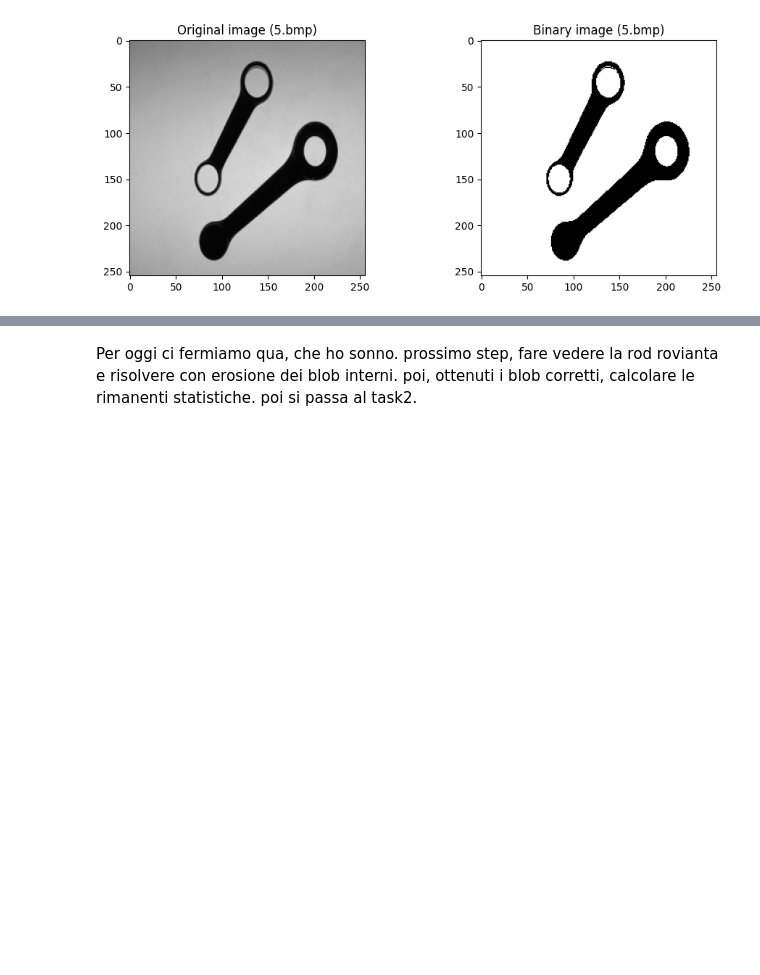
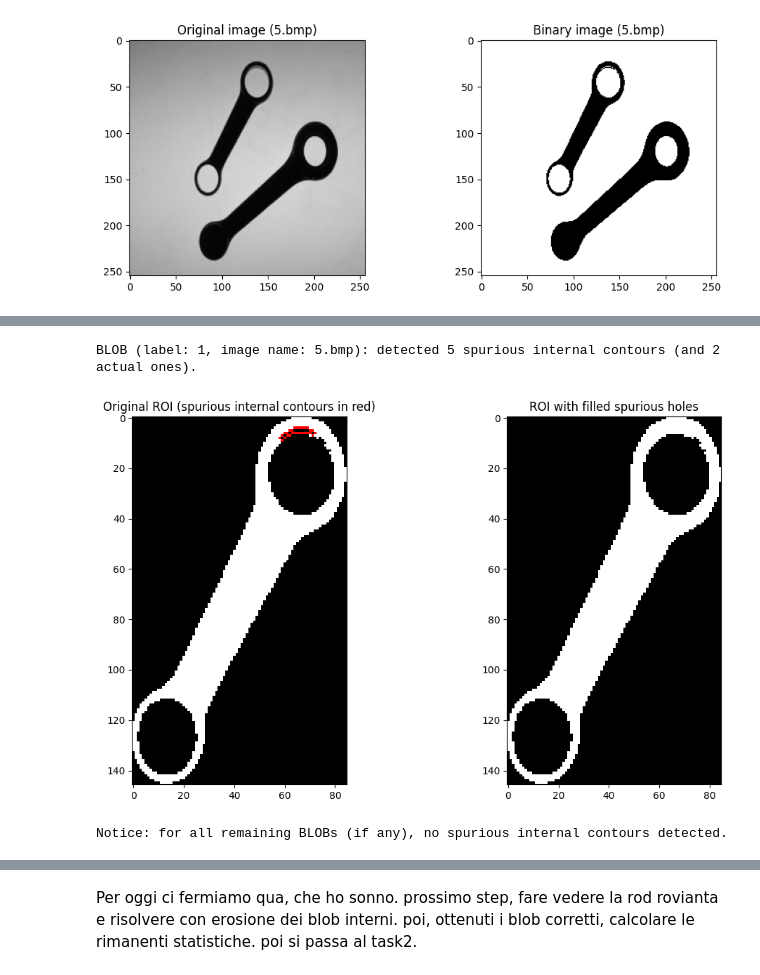
Before and after one commit to VincenzoLomba/ImageProcessingAndComputerVision, a Jupyter notebook: pythonvenv/src/project/project11VincenzoLombardi.ipynb, the cells around one changed output, grey strips where cells are left out. Saved outputs shown, nothing was run; the diff lists cells and outputs as text; code cells hidden in the pictures; blank space fills up the shorter version.

Commit message:
Some little adjustements to Task1
Completed BLOB enhancement (also showing results and fully commenting it). Next part to be done: completing Task1 by performing features extraction

```diff
--- a/pythonvenv/src/project/project11VincenzoLombardi.ipynb
+++ b/pythonvenv/src/project/project11VincenzoLombardi.ipynb
@@ -150,8 +143,8 @@ for index, BLOB in enumerate(BLOBs):
                               # (notice: the 0 index is necessary in relation to how the returned "hierarchy" variable is structured)
         cv2.CHAIN_APPROX_NONE # A Contour Approximation Mode that makes sure to retrive ALL the points of the contours
     )
-    externalContours = [contours[i] for i in range(len(contours)) if hierarchy[0][i][3] == -1] # list of int32 els. of shape (N, 1, 2)
-    internalContours = [contours[i] for i in range(len(contours)) if hierarchy[0][i][3] != -1] # list of int32 els. of shape (N, 1, 2)
+    externalContours = [contours[i] for i in range(len(contours)) if hierarchy[0][i][3] == -1] # list of int32 els. of shape (N, 1, 2) (the "1" dimension is a "fictitious" one, related to how contours are structured in Python OpenCV)
+    internalContours = [contours[i] for i in range(len(contours)) if hierarchy[0][i][3] != -1] # list of int32 els. of shape (N, 1, 2) (the "1" dimension is a "fictitious" one, related to how contours are structured in Python OpenCV)
     if len(externalContours) != 1: raise RuntimeError(f'Unexpected number of external contours for a BLOB (image name: {BLOB.imageName}, label: {BLOB.label}). Expected exactly 1, got {len(externalContours)}')
     externalContour = externalContours[0]
     offset = np.array([[[int(BLOB.STAT_LEFT - ROIPADDING), int(BLOB.STAT_TOP - ROIPADDING)]]], dtype = externalContour.dtype)
@@ -160,33 +153,61 @@ for index, BLOB in enumerate(BLOBs):
     validInternalContours = []
     invalidInternalContours = []
     for internalContour in internalContours:
-        x, y, w, h = cv2.boundingRect(internalContour) # Retrive an image-axis-aligned Bounding Box (minimum BB that contains ALL contour points) (https://docs.opencv.org/4.x/d3/dc0/group__imgproc__shape.html#ga103fcbda2f540f3ef1c042d6a9b35ac7)
+        # Retrive an image-axis-aligned Bounding Box (minimum BB that contains ALL contour points) (we might use https://docs.opencv.org/4.x/d3/dc0/group__imgproc__shape.html#ga103fcbda2f540f3ef1c042d6a9b35ac7)
+        x, y, w, h = cv2.boundingRect(internalContour)
+        # x, xMax = np.min(internalContour[:, 0, 0]), np.max(internalContour[:, 0, 0])
+        # y, yMax = np.min(internalContour[:, 0, 1]), np.max(internalContour[:, 0, 1])
+        # w, h = xMax-x+1, yMax-y+1
         smallROIPADDING = 1
         smallROI = np.zeros((h + 2*smallROIPADDING, w + 2*smallROIPADDING), dtype=np.uint8)
         localInternalContour = internalContour.copy()
         localInternalContour[:, 0, 0] = localInternalContour[:, 0, 0]-x+smallROIPADDING # Referring contour to smallROI
         localInternalContour[:, 0, 1] = localInternalContour[:, 0, 1]-y+smallROIPADDING # Referring contour to smallROI
         contourPoints = localInternalContour.reshape(-1, 2) # Passing from shape (N, 1, 2) to shape (N, 2), intended as a collection of (x,y) points
         smallROI[contourPoints[:,1], contourPoints[:,0]] = 255 # Drawing contour (recall that images are indexed as [y,x])
         floodFillMask = np.zeros((smallROI.shape[0] + 2, smallROI.shape[1] + 2), dtype=np.uint8) # Required as indicated by cv2.floodFill documentation
         cv2.floodFill(
             image = smallROI,                                       # Input/Output image (in-place modification)
             mask = floodFillMask,                                   # Mask image (see cv2.floodFill documentation for details)
             seedPoint = (0, 0),                                     # Starting point for the flood fill algorithm
             newVal = 255,                                           # Value to be assigned to the repainted pixels
-            flags = parameters.CONNECTIVITY.FOUR_CONNECTIVITY.value # Connectivity for the flood fill algorithm
+            flags = Connectivity.FOUR_CONNECTIVITY.value # Connectivity for the flood fill algorithm
         )
         holeBlob = cv2.bitwise_not(smallROI)
         structuringElement = parameters.structuringElement
         erodedHoleBlob = cv2.erode(
             src = holeBlob,                   # Input image to be eroded
             kernel = structuringElement,      # Structuring element to be used for the erosion
             iterations = 1,                   # Number of successive erosions to be applied
             borderType = cv2.BORDER_CONSTANT, # Explicitindication to use a constant border (outside the image)
             borderValue = 0                   # Value of the said constant border (0 as BKG according to our convention)
         )
         if cv2.countNonZero(erodedHoleBlob) != 0:
             validInternalContours.append(internalContour)
         else:
             invalidInternalContours.append(internalContour)
-    # continua da qua, stampa il risultato
+            # holeBlob is referred as smallROI
+            # smallROI is referred (AFTER a padding of smallROIPADDING) as the BB (with (x, y) top-left corner)
+            # (x,y) is referred (as well as the contours) to the padded (with PADDING) ROI (retrieved from BLOB.ROI)
+            xOffset = -smallROIPADDING+x-ROIPADDING
+            yOffset = -smallROIPADDING+y-ROIPADDING
+            ysHoleBlob, xsHoleBlob = np.where(holeBlob != 0)
+            ROI[yOffset+ysHoleBlob, xOffset+xsHoleBlob] = ROI.max() # Retrieve the non-zero value of the original ROI and fill its spurious hole
+    BLOB.internalContours = [(intContour + offset).reshape(-1, 2) for intContour in validInternalContours]
+    if len(invalidInternalContours) > 0:
+        # Upadting centroid/barycenter and area of the BLOB
+        yCoords, xCoords = np.where(ROI != 0)
+        xCentroid = xCoords.mean() + float(BLOB.STAT_LEFT)
+        yCentroid = yCoords.mean() + float(BLOB.STAT_TOP)
+        BLOB.centroid = (xCentroid, yCentroid)
+        BLOB.STAT_AREA = np.int32(cv2.countNonZero(ROI))
+        # Outputting and plotting some infos and results (only for visualization purposes within this Jupyter Notebook file)
+        print(f"BLOB (label: {BLOB.label}, image name: {BLOB.imageName}): detected {len(invalidInternalContours)} spurious internal contours (and {len(validInternalContours)} actual ones).")
+        invalidInternalContoursReferredToROI = [intContour - np.array([[[ROIPADDING, ROIPADDING]]], dtype=intContour.dtype) for intContour in invalidInternalContours] # Only for viualization purposes (to refer contours to the original ROI)
+        plotter.plotSpuriousHolesFilled(BLOB.ROI, ROI, invalidInternalContoursReferredToROI)
+    BLOB.ROI = ROI
+print("Notice: for all remaining BLOBs (if any), no spurious internal contours detected.")
+# %% [output]
+BLOB (label: 1, image name: 5.bmp): detected 5 spurious internal contours (and 2 actual ones).
+[figure, added]
+Notice: for all remaining BLOBs (if any), no spurious internal contours detected.
```
Also changed, not shown: parts of 4 cells of this notebook, 3 other files.
